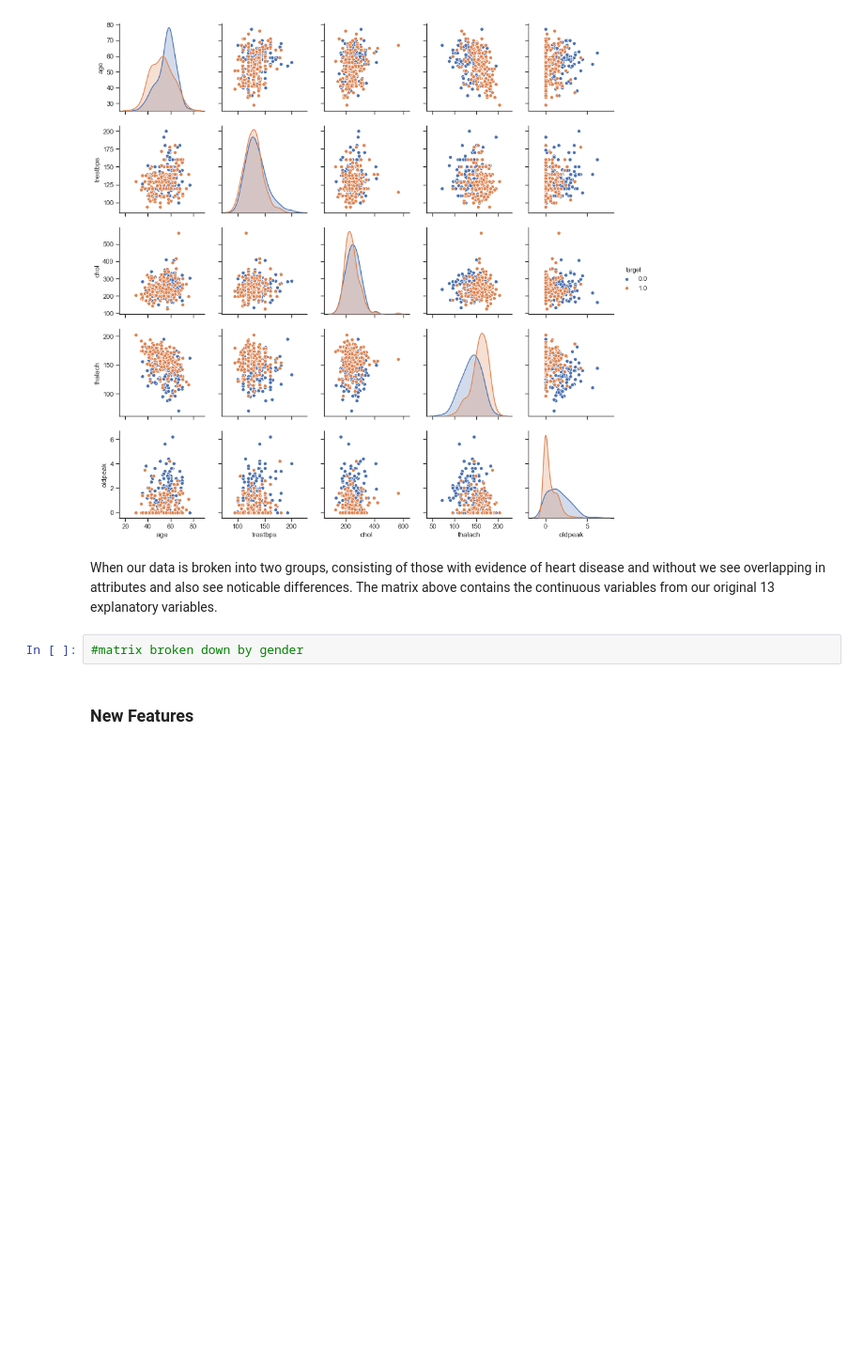
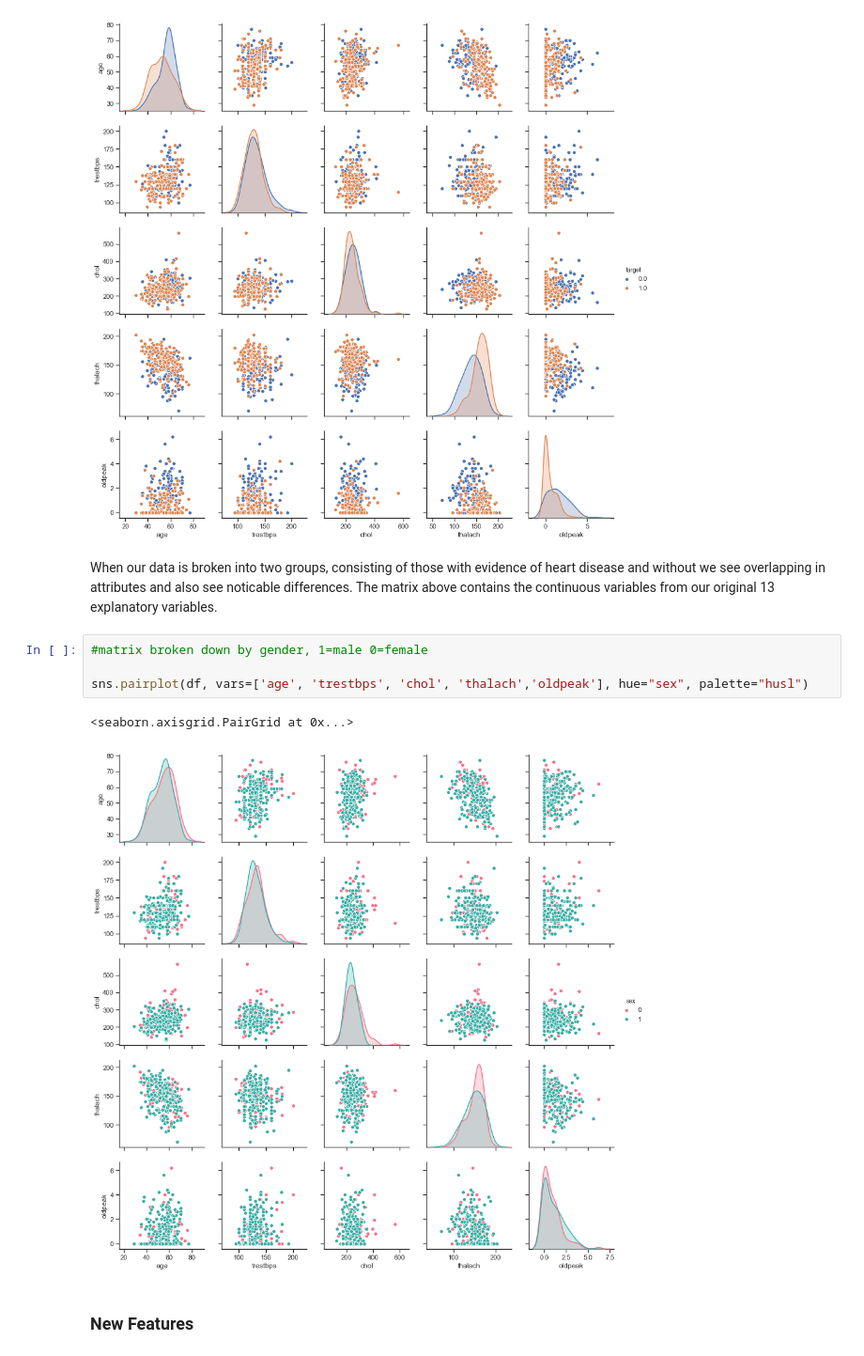
Before and after one commit to realdanielbyrne/Data_Mining_Labs, a Jupyter notebook: Lab1.ipynb, the cells around one changed output. Shown: that part at 94% size. Saved outputs shown, nothing was run; the diff lists cells and outputs as text; blank space fills up the shorter version.

Commit message:
Add files via upload
added gender based matrix

```diff
--- a/Lab1.ipynb
+++ b/Lab1.ipynb
@@ -196,8 +196,13 @@ sns.pairplot(df, vars=['age', 'trestbps', 'chol', 'thalach','oldpeak'], hue="tar
 [figure]
 # %% [markdown]
 When our data is broken into two groups, consisting of those with evidence of heart disease and without we see overlapping in attributes and also see noticable differences. The matrix above contains the continuous variables from our original 13 explanatory variables.
-# %%
-#matrix broken down by gender
+# %%
+#matrix broken down by gender, 1=male 0=female
+
+sns.pairplot(df, vars=['age', 'trestbps', 'chol', 'thalach','oldpeak'], hue="sex", palette="husl")
+# %% [output]
+<seaborn.axisgrid.PairGrid at 0x...>
+[figure, added]
 # %% [markdown]
 ### New Features
 # %% [markdown]
```
